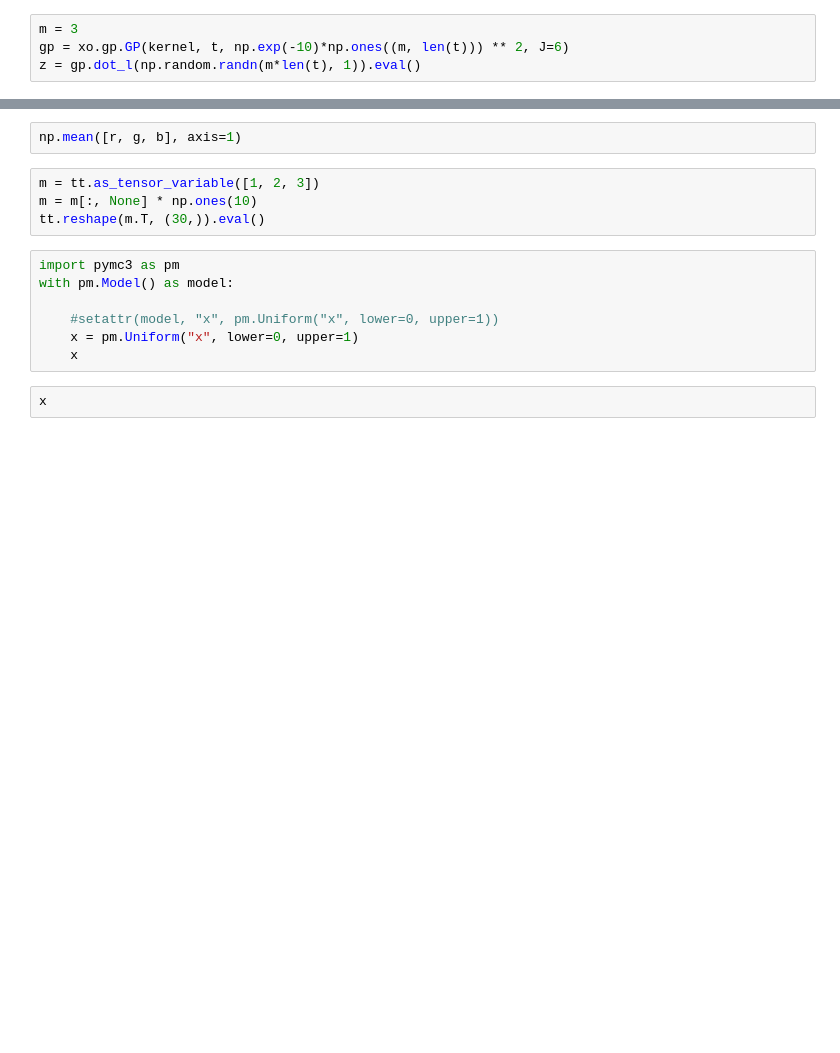
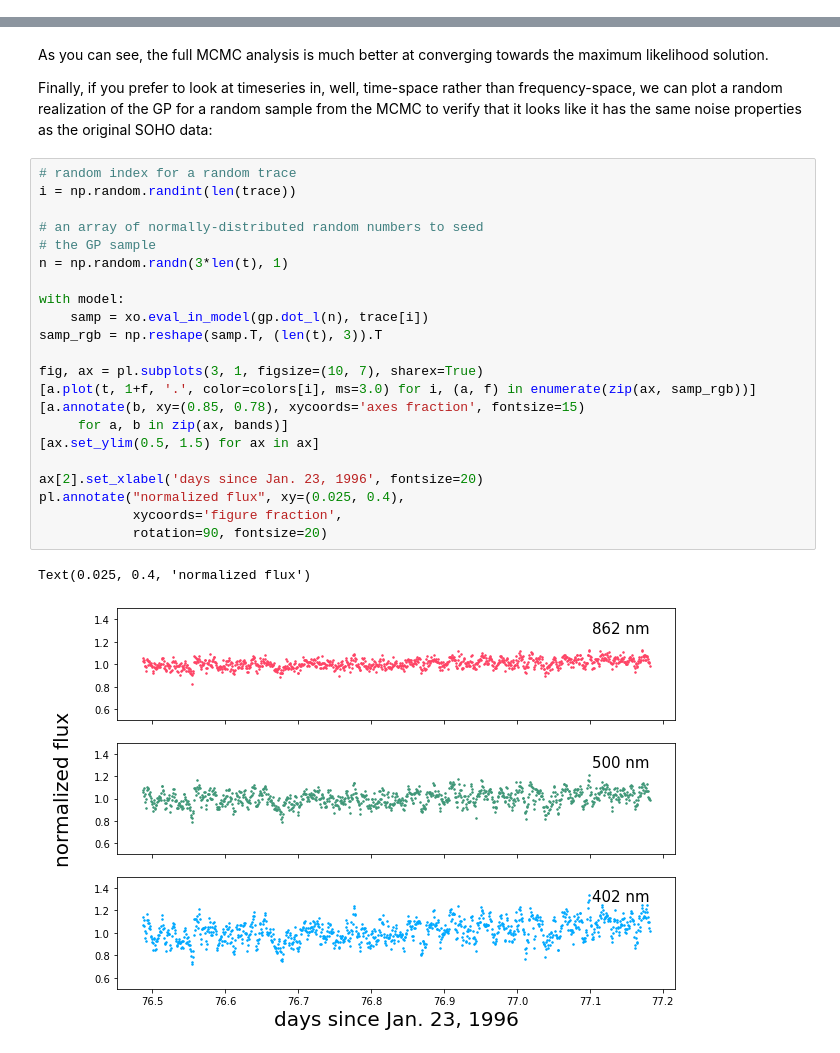
Before and after one commit to tagordon/specgp, a Jupyter notebook: SpecGP/notebooks/mwfits.ipynb, the cells around one changed output, grey strips where cells are left out. Saved outputs shown, nothing was run; the diff lists cells and outputs as text; blank space fills up the shorter version.

```diff
--- a/SpecGP/notebooks/mwfits.ipynb
+++ b/SpecGP/notebooks/mwfits.ipynb
@@ -224,4 +201,0 @@ ax[2].loglog(f, psd[2], color='k', linewidth=0.8)
-# %%
-m = 3
-gp = xo.gp.GP(kernel, t, np.exp(-10)*np.ones((m, len(t))) ** 2, J=6)
-z = gp.dot_l(np.random.randn(m*len(t), 1)).eval()
@@ -316,15 +242,29 @@ tt.log(0)
-# %%
-np.mean([r, g, b], axis=1)
-# %%
-m = tt.as_tensor_variable([1, 2, 3])
-m = m[:, None] * np.ones(10)
-tt.reshape(m.T, (30,)).eval()
-# %%
-import pymc3 as pm
-with pm.Model() as model:
-
-    #setattr(model, "x", pm.Uniform("x", lower=0, upper=1))
-    x = pm.Uniform("x", lower=0, upper=1)
-    x
-# %%
-x
+# %% [markdown]
+As you can see, the full MCMC analysis is much better at converging towards the maximum likelihood solution.
+
+Finally, if you prefer to look at timeseries in, well, time-space rather than frequency-space, we can plot a random realization of the GP for a random sample from the MCMC to verify that it looks like it has the same noise properties as the original SOHO data:
+# %%
+# random index for a random trace
+i = np.random.randint(len(trace))
+
+# an array of normally-distributed random numbers to seed
+# the GP sample
+n = np.random.randn(3*len(t), 1)
+
+with model:
+    samp = xo.eval_in_model(gp.dot_l(n), trace[i])
+samp_rgb = np.reshape(samp.T, (len(t), 3)).T
+
+fig, ax = pl.subplots(3, 1, figsize=(10, 7), sharex=True)
+[a.plot(t, 1+f, '.', color=colors[i], ms=3.0) for i, (a, f) in enumerate(zip(ax, samp_rgb))]
+[a.annotate(b, xy=(0.85, 0.78), xycoords='axes fraction', fontsize=15)
+     for a, b in zip(ax, bands)]
+[ax.set_ylim(0.5, 1.5) for ax in ax]
+
+ax[2].set_xlabel('days since Jan. 23, 1996', fontsize=20)
+pl.annotate("normalized flux", xy=(0.025, 0.4),
+            xycoords='figure fraction',
+            rotation=90, fontsize=20)
+# %% [output]
+Text(0.025, 0.4, 'normalized flux')
+[figure, added]
```
Also changed, not shown: parts of 34 cells of this notebook, 3 other files.
